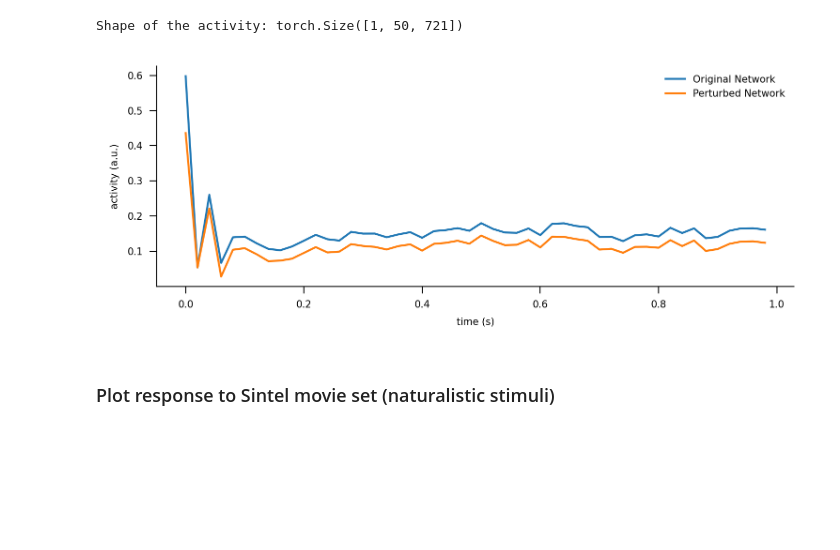
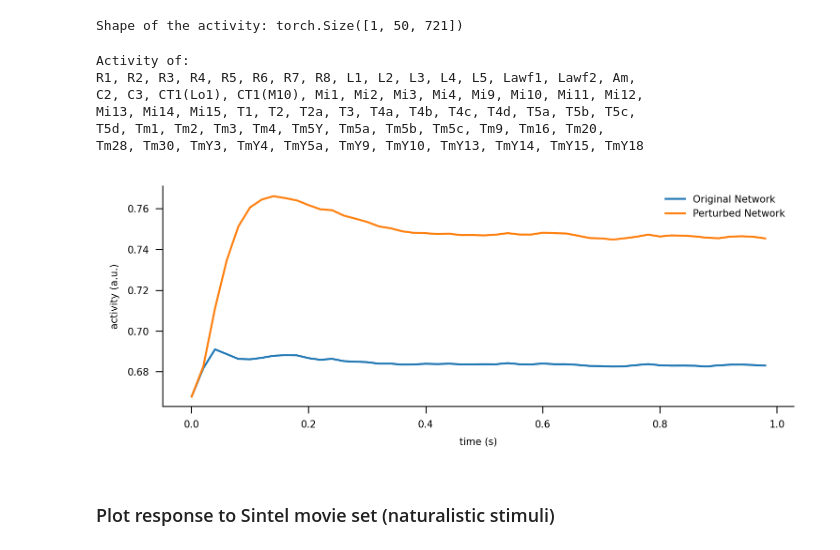
Before and after one commit to deangeckt/fly_wire_perturbations, a Jupyter notebook: dynamics_explorations.ipynb, the cells around one changed output. Drawn from its saved outputs; the diff is of its cells as text; code cells hidden in the pictures; blank space fills up the shorter version.

```diff
--- a/dynamics_explorations.ipynb
+++ b/dynamics_explorations.ipynb
@@ -177,19 +192,28 @@ perturbed_activity_by_type = ActivityByType(perturbed_activity, perturbed_networ
 print("Shape of the activity:", original_activity_by_type.T1[:].shape)
 # %% [output]
 Shape of the activity: torch.Size([1, 50, 721])
+# %%
+original_activity_by_type
+# %% [output]
+Activity of:
+R1, R2, R3, R4, R5, R6, R7, R8, L1, L2, L3, L4, L5, Lawf1, Lawf2, Am,
+C2, C3, CT1(Lo1), CT1(M10), Mi1, Mi2, Mi3, Mi4, Mi9, Mi10, Mi11, Mi12,
+Mi13, Mi14, Mi15, T1, T2, T2a, T3, T4a, T4b, T4c, T4d, T5a, T5b, T5c,
+T5d, Tm1, Tm2, Tm3, Tm4, Tm5Y, Tm5a, Tm5b, Tm5c, Tm9, Tm16, Tm20,
+Tm28, Tm30, TmY3, TmY4, TmY5a, TmY9, TmY10, TmY13, TmY14, TmY15, TmY18
 # %%
 time = np.arange(0, original_activity.shape[1]) * dt
 # neuron_idx = 50
 
 fig ,ax  = plt.subplots(1,1, figsize=(5, 2))
-ax.plot(time, original_activity_by_type.T1.mean(dim=2).squeeze().cpu(), label='Original Network')
+ax.plot(time, original_activity_by_type.Mi11.mean(dim=2).squeeze().cpu(), label='Original Network')
 ax.set_xlabel("time (s)")
 ax.set_ylabel("activity (a.u.)")
 
-ax.plot(time, perturbed_activity_by_type.T1.mean(dim=2).squeeze().cpu(), label='Perturbed Network')
+ax.plot(time, perturbed_activity_by_type.Mi11.mean(dim=2).squeeze().cpu(), label='Perturbed Network')
 ax.legend()
 plt.tight_layout()
 # %% [output]
-[figure, old version]
+[figure, new version]
 # %% [markdown]
 ### Plot response to Sintel movie set (naturalistic stimuli)
```
Also changed, not shown: parts of 3 cells of this notebook, 3 other files.
